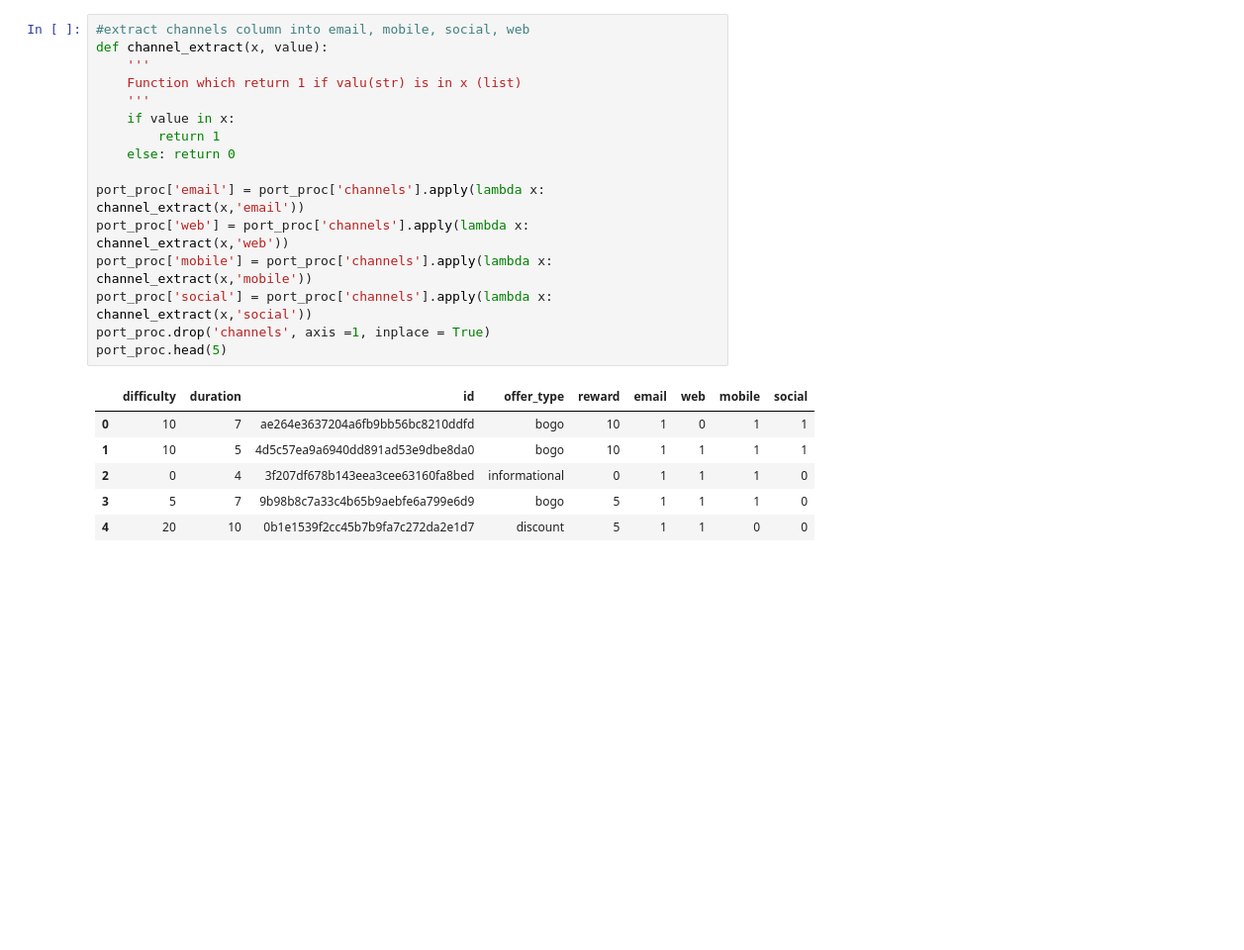
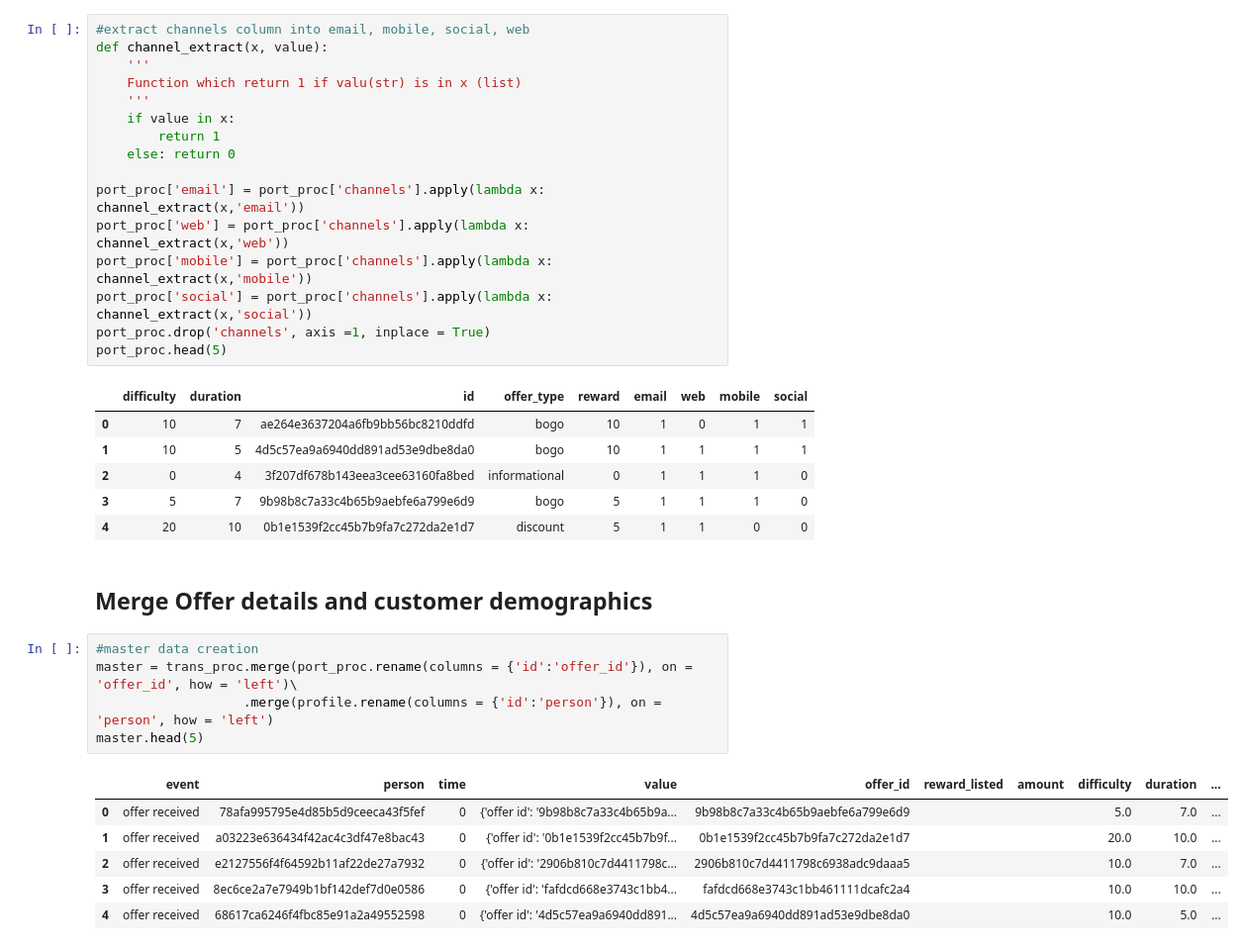
Before and after one commit to Moraut/DSND-Term-2, a Jupyter notebook: 04. Capstone Project/notebook/Starbucks_Capstone_notebook.ipynb, the cells around one changed output. Shown at 99% size. Saved outputs shown, nothing was run; the diff lists cells and outputs as text; blank space fills up the shorter version.

Commit message:
feat: Master data create

```diff
--- a/04. Capstone Project/notebook/Starbucks_Capstone_notebook.ipynb
+++ b/04. Capstone Project/notebook/Starbucks_Capstone_notebook.ipynb
@@ -321,3 +321,17 @@ port_proc.head(5)
 | 2 | 0 | 4 | 3f207df678b143eea3cee63160fa8bed | informational | 0 | 1 | 1 | 1 | 0 |
 | 3 | 5 | 7 | 9b98b8c7a33c4b65b9aebfe6a799e6d9 | bogo | 5 | 1 | 1 | 1 | 0 |
 | 4 | 20 | 10 | 0b1e1539f2cc45b7b9fa7c272da2e1d7 | discount | 5 | 1 | 1 | 0 | 0 |
+# %% [markdown]
+## Merge Offer details and customer demographics
+# %%
+#master data creation
+master = trans_proc.merge(port_proc.rename(columns = {'id':'offer_id'}), on = 'offer_id', how = 'left')\
+                   .merge(profile.rename(columns = {'id':'person'}), on = 'person', how = 'left')
+master.head(5)
+# %% [output]
+|  | event | person | time | value | offer_id | reward_listed | amount | difficulty | duration | ... |
+| 0 | offer received | 78afa995795e4d85b5d9ceeca43f5fef | 0 | {'offer id': '9b98b8c7a33c4b65b9a... | 9b98b8c7a33c4b65b9aebfe6a799e6d9 |  |  | 5.0 | 7.0 | ... |
+| 1 | offer received | a03223e636434f42ac4c3df47e8bac43 | 0 | {'offer id': '0b1e1539f2cc45b7b9f... | 0b1e1539f2cc45b7b9fa7c272da2e1d7 |  |  | 20.0 | 10.0 | ... |
+| 2 | offer received | e2127556f4f64592b11af22de27a7932 | 0 | {'offer id': '2906b810c7d4411798c... | 2906b810c7d4411798c6938adc9daaa5 |  |  | 10.0 | 7.0 | ... |
+| 3 | offer received | 8ec6ce2a7e7949b1bf142def7d0e0586 | 0 | {'offer id': 'fafdcd668e3743c1bb4... | fafdcd668e3743c1bb461111dcafc2a4 |  |  | 10.0 | 10.0 | ... |
+| 4 | offer received | 68617ca6246f4fbc85e91a2a49552598 | 0 | {'offer id': '4d5c57ea9a6940dd891... | 4d5c57ea9a6940dd891ad53e9dbe8da0 |  |  | 10.0 | 5.0 | ... |
```
Also changed, not shown: parts of 3 cells of this notebook.
